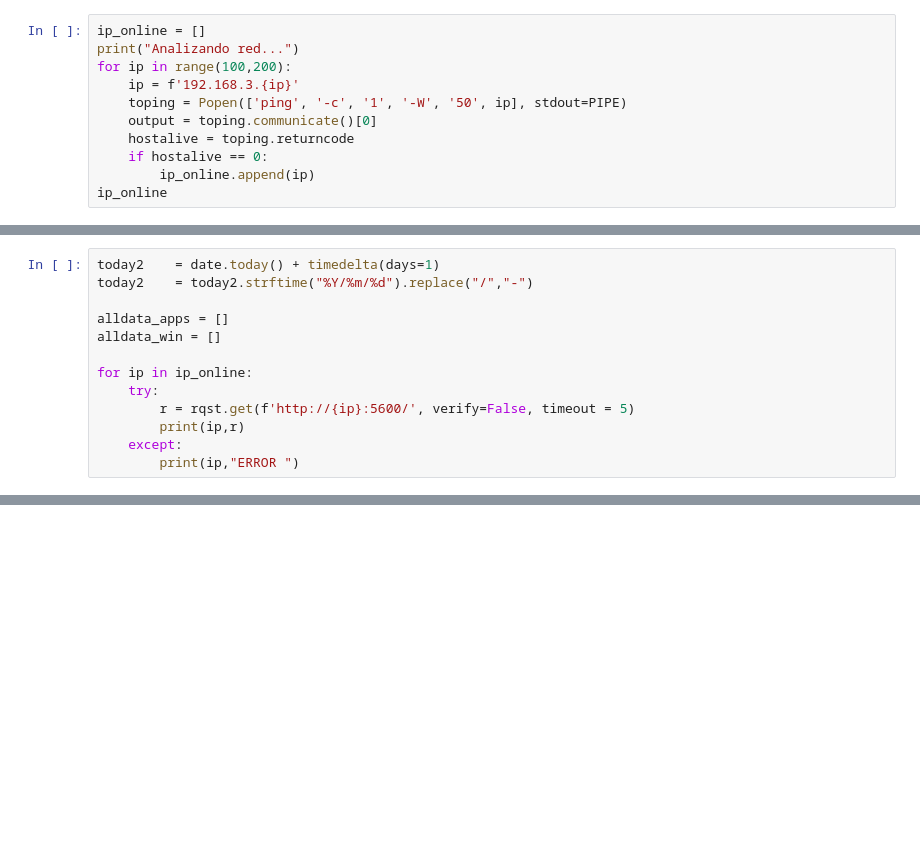
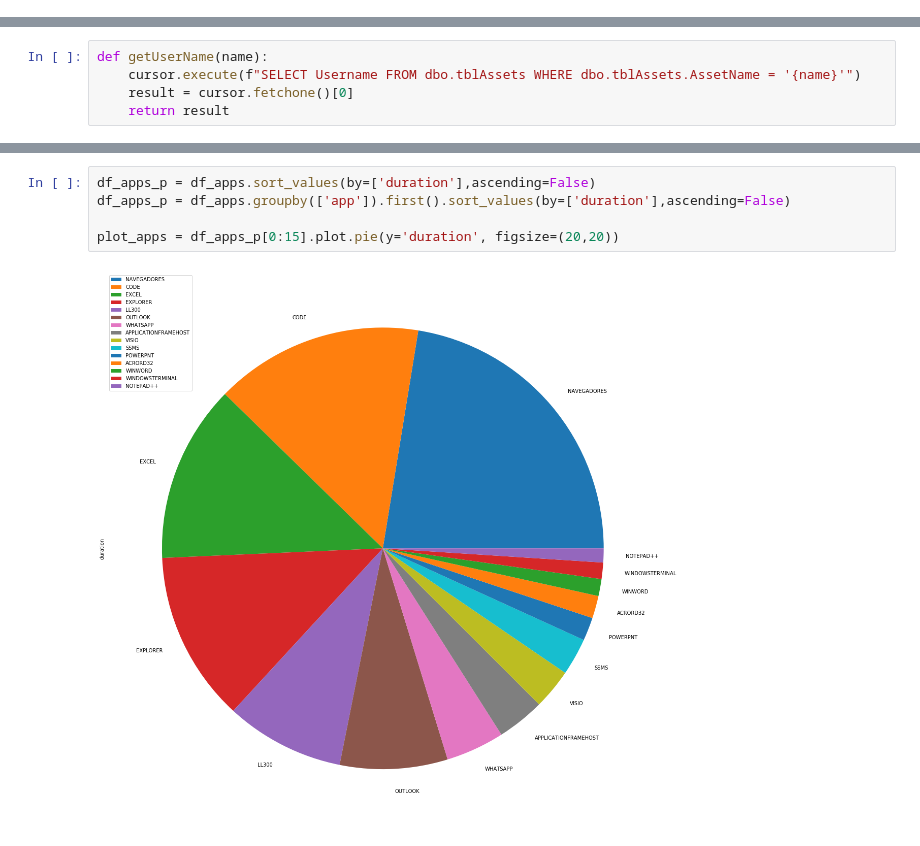
Before and after one commit to hilcoterracota/metrica_bg_clean, a Jupyter notebook: src/Untitled4.ipynb, the cells around one changed output, grey strips where cells are left out. Drawn from its saved outputs; the diff is of its cells as text; blank space fills up the shorter version.

```diff
--- a/src/Untitled4.ipynb
+++ b/src/Untitled4.ipynb
@@ -9,11 +27,0 @@ mydb = myclient["HTERRACOTA"]
-# %%
-ip_online = []
-print("Analizando red...")
-for ip in range(100,200):
-    ip = f'192.168.3.{ip}'
-    toping = Popen(['ping', '-c', '1', '-W', '50', ip], stdout=PIPE)
-    output = toping.communicate()[0]
-    hostalive = toping.returncode
-    if hostalive == 0:
-        ip_online.append(ip)
-ip_online
@@ -36,13 +27,0 @@ Analizando red...
-# %%
-today2    = date.today() + timedelta(days=1)
-today2    = today2.strftime("%Y/%m/%d").replace("/","-")
-
-alldata_apps = []
-alldata_win = []
-
-for ip in ip_online:
-    try:
-        r = rqst.get(f'http://{ip}:5600/', verify=False, timeout = 5)
-        print(ip,r)
-    except:
-        print(ip,"ERROR ")
@@ -67 +28,6 @@ for ip in ip_online:
+# %%
+def getUserName(name):
+    cursor.execute(f"SELECT Username FROM dbo.tblAssets WHERE dbo.tblAssets.AssetName = '{name}'")
+    result = cursor.fetchone()[0]
+    return result
 # %%
@@ -115,0 +98,7 @@ for ip in range(100,200):
+# %%
+df_apps_p = df_apps.sort_values(by=['duration'],ascending=False)
+df_apps_p = df_apps.groupby(['app']).first().sort_values(by=['duration'],ascending=False)
+
+plot_apps = df_apps_p[0:15].plot.pie(y='duration', figsize=(20,20))
+# %% [output]
+[figure, added]
```
Also changed, not shown: parts of 10 cells of this notebook, 1 other file.
